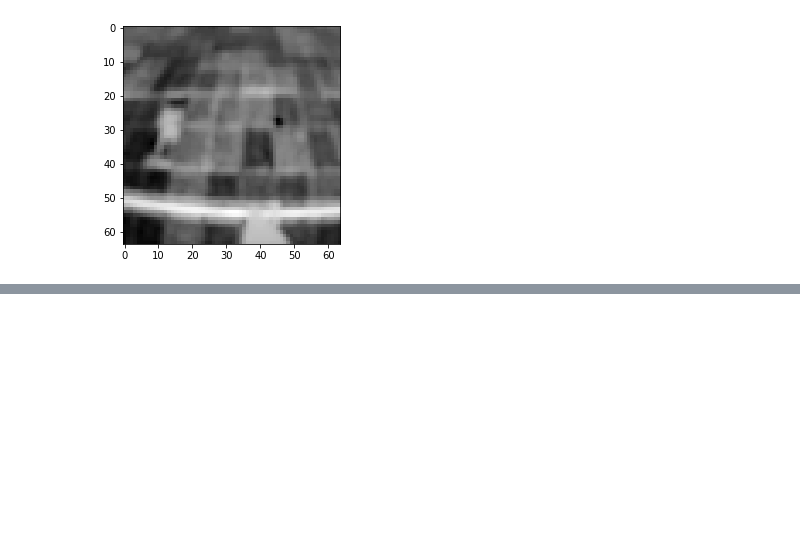
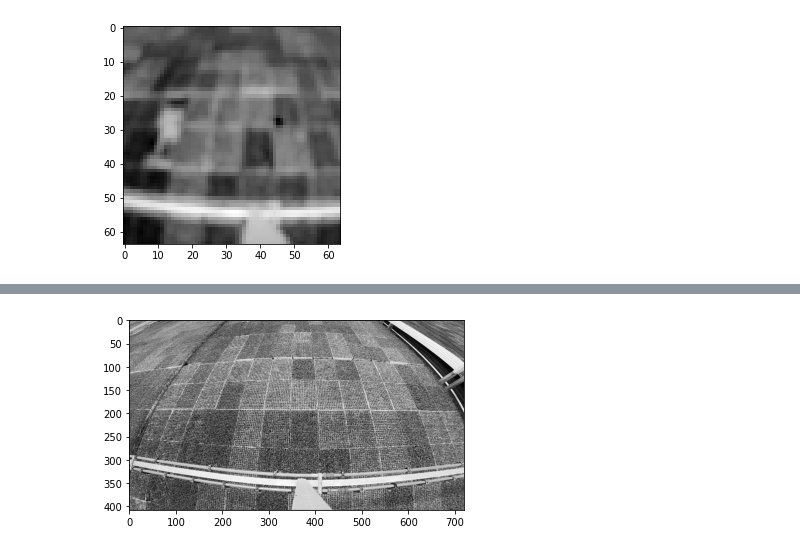
Before and after one commit to nastyadunaeva/searching_for_anomalies, a Jupyter notebook: model.ipynb, the cells around one changed output, grey strips where cells are left out. Drawn from its saved outputs; the diff is of its cells as text; code cells hidden in the pictures; blank space fills up the shorter version.

```diff
--- a/model.ipynb
+++ b/model.ipynb
@@ -619,0 +547,6 @@ pyplot.show()
+# %%
+ref_img1=Image.open('/content/compressed_frame02941.png').convert("L")
+pyplot.imshow(ref_img1, cmap=pyplot.get_cmap('gray'))
+pyplot.show()
+# %% [output]
+[figure, added]
```
Also changed, not shown: parts of 90 cells of this notebook.
